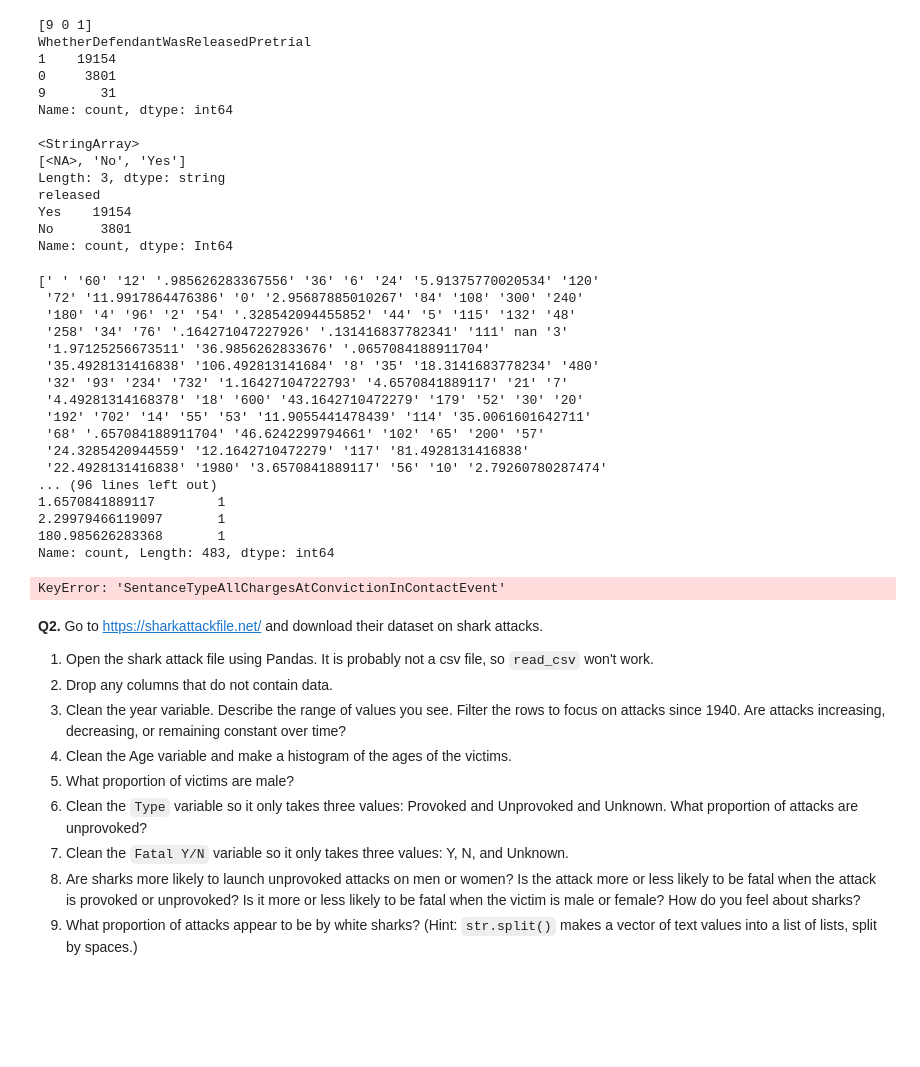
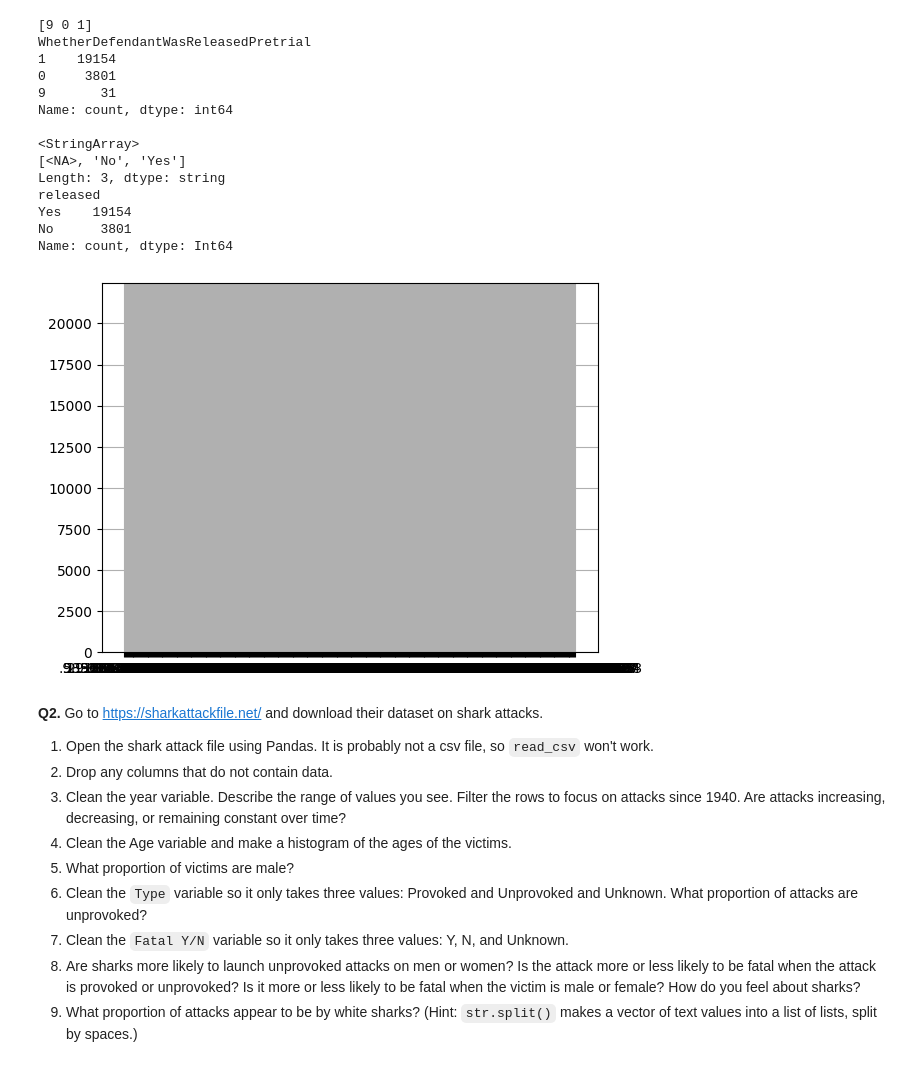
Before and after one commit to tgreg-stack/DS3001_wrangling, a Jupyter notebook: assignment/assignment.ipynb, the cells around one changed output. Cells and saved outputs as stored; diff of their text form; code cells hidden in the pictures; blank space fills up the shorter version.

```diff
--- a/assignment/assignment.ipynb
+++ b/assignment/assignment.ipynb
@@ -97,30 +97,19 @@ No      3801
 Name: count, dtype: Int64
 # %%
 #4
-
-print(pt['ImposedSentenceAllChargeInContactEvent'].unique())
-print(pt['ImposedSentenceAllChargeInContactEvent'].value_counts())
-print(pt['SentanceTypeAllChargesAtConvictionInContactEvent'].unique())
-print(pt['SentanceTypeAllChargesAtConvictionInContactEvent'].value_counts())
+pt['imposed'] = pt['ImposedSentenceAllChargeInContactEvent']
+pt['ImposedSentenceAllChargeInContactEvent'].hist()
+plt.show()
+pt['type'] = pt['SentenceTypeAllChargesAtConvictionInContactEvent']
+pt.loc[pt['type']==4, 'imposed'] = np.nan #4 is Other, all charges in cohort contact resulted in pending, dismissed,deferred, etc.
+pt.loc[pt['type']==9, 'imposed'] = np.nan #9 is na(e.g., disposition record not found, or unknown)\
+abb["Price_missing"] = abb['Price_clean'].isna()
+print ('missing:', sum(abb['Price_missing'])) #0 remeaining missing values
+print(pt['imposed'].hist())
+plt.show()
+pt['type'].unique()
 # %% [output]
-[' ' '60' '12' '.985626283367556' '36' '6' '24' '5.91375770020534' '120'
- '72' '11.9917864476386' '0' '2.95687885010267' '84' '108' '300' '240'
- '180' '4' '96' '2' '54' '.328542094455852' '44' '5' '115' '132' '48'
- '258' '34' '76' '.164271047227926' '.131416837782341' '111' nan '3'
- '1.97125256673511' '36.9856262833676' '.0657084188911704'
- '35.4928131416838' '106.492813141684' '8' '35' '18.3141683778234' '480'
- '32' '93' '234' '732' '1.16427104722793' '4.6570841889117' '21' '7'
- '4.49281314168378' '18' '600' '43.1642710472279' '179' '52' '30' '20'
- '192' '702' '14' '55' '53' '11.9055441478439' '114' '35.0061601642711'
- '68' '.657084188911704' '46.6242299794661' '102' '65' '200' '57'
- '24.3285420944559' '12.1642710472279' '117' '81.4928131416838'
- '22.4928131416838' '1980' '3.6570841889117' '56' '10' '2.79260780287474'
-... (96 lines left out)
-1.6570841889117        1
-2.29979466119097       1
-180.985626283368       1
-Name: count, Length: 483, dtype: int64
-KeyError: 'SentanceTypeAllChargesAtConvictionInContactEvent'
+[figure, added]
 # %% [markdown]
 **Q2.** Go to https://sharkattackfile.net/ and download their dataset on shark attacks.
 
```
